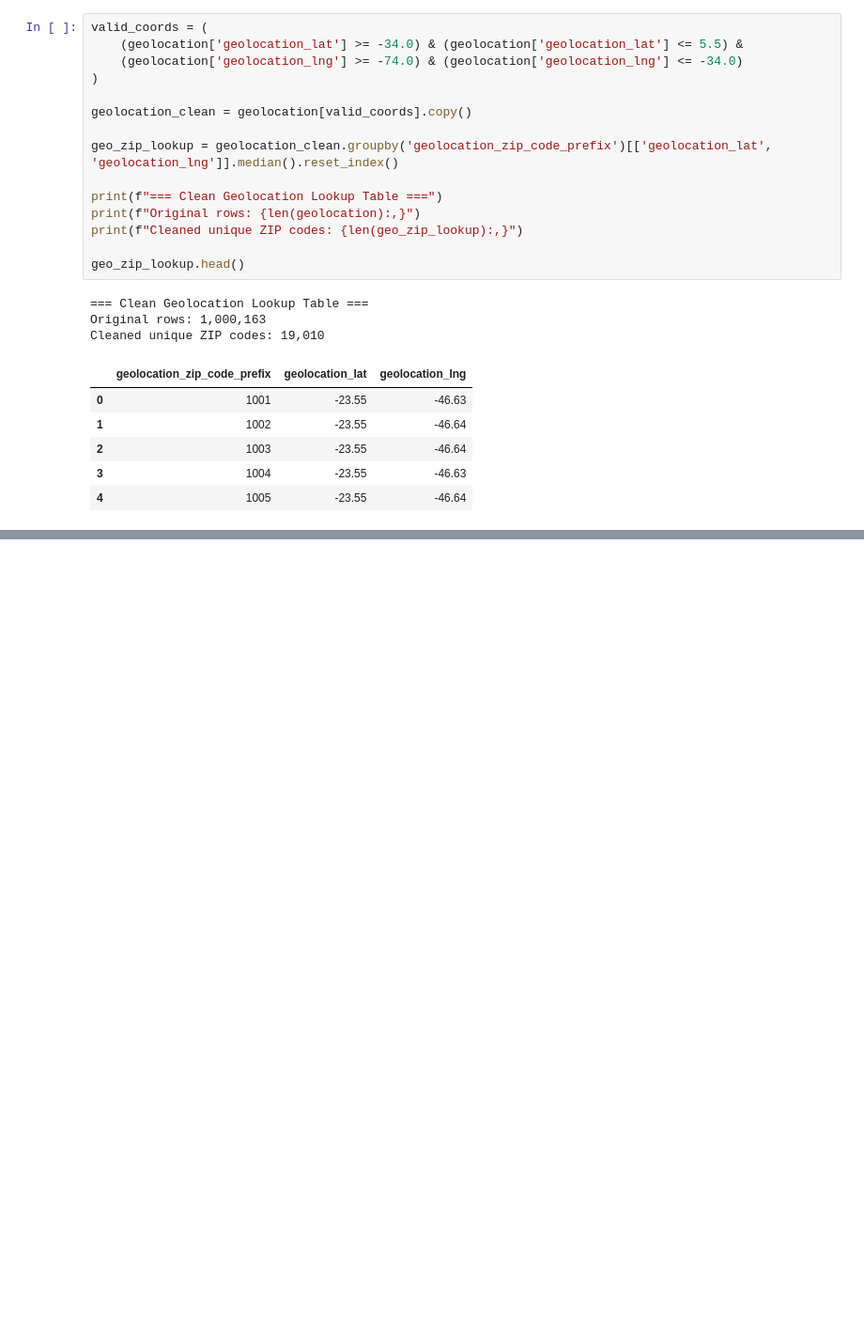
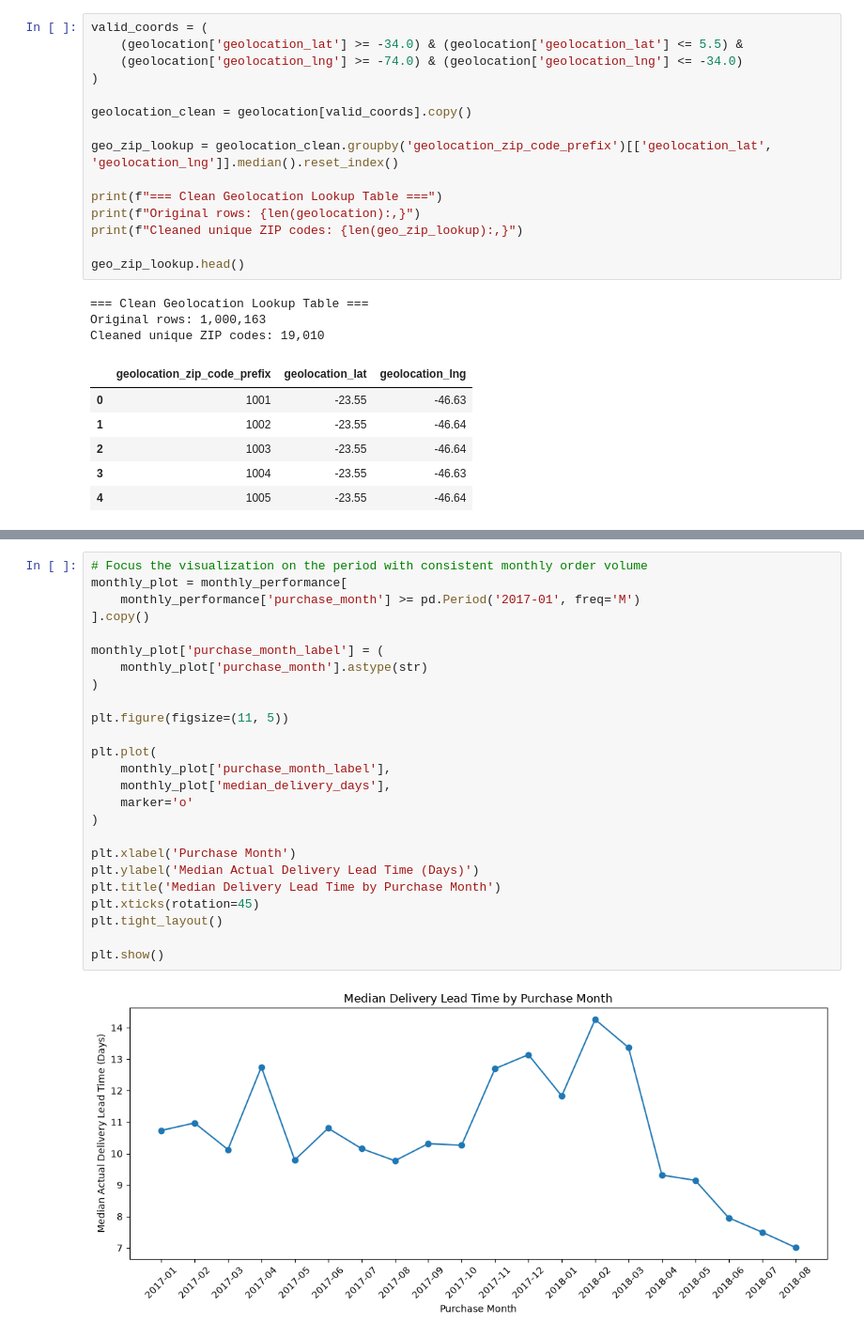
Before and after one commit to jasmine-koh/TCX3901_IndustrialPractice, a Jupyter notebook: 01_data_ingestion_and_baseline.ipynb, the cells around one changed output, grey strips where cells are left out. Shown at 94% size. Saved outputs shown, nothing was run; the diff lists cells and outputs as text; blank space fills up the shorter version.

```diff
--- a/01_data_ingestion_and_baseline.ipynb
+++ b/01_data_ingestion_and_baseline.ipynb
@@ -863,0 +1511,27 @@ Cleaned unique ZIP codes: 19,010
+# %%
+# Focus the visualization on the period with consistent monthly order volume
+monthly_plot = monthly_performance[
+    monthly_performance['purchase_month'] >= pd.Period('2017-01', freq='M')
+].copy()
+
+monthly_plot['purchase_month_label'] = (
+    monthly_plot['purchase_month'].astype(str)
+)
+
+plt.figure(figsize=(11, 5))
+
+plt.plot(
+    monthly_plot['purchase_month_label'],
+    monthly_plot['median_delivery_days'],
+    marker='o'
+)
+
+plt.xlabel('Purchase Month')
+plt.ylabel('Median Actual Delivery Lead Time (Days)')
+plt.title('Median Delivery Lead Time by Purchase Month')
+plt.xticks(rotation=45)
+plt.tight_layout()
+
+plt.show()
+# %% [output]
+[figure, added]
```
Also changed, not shown: parts of 112 cells of this notebook, 4 other files.
